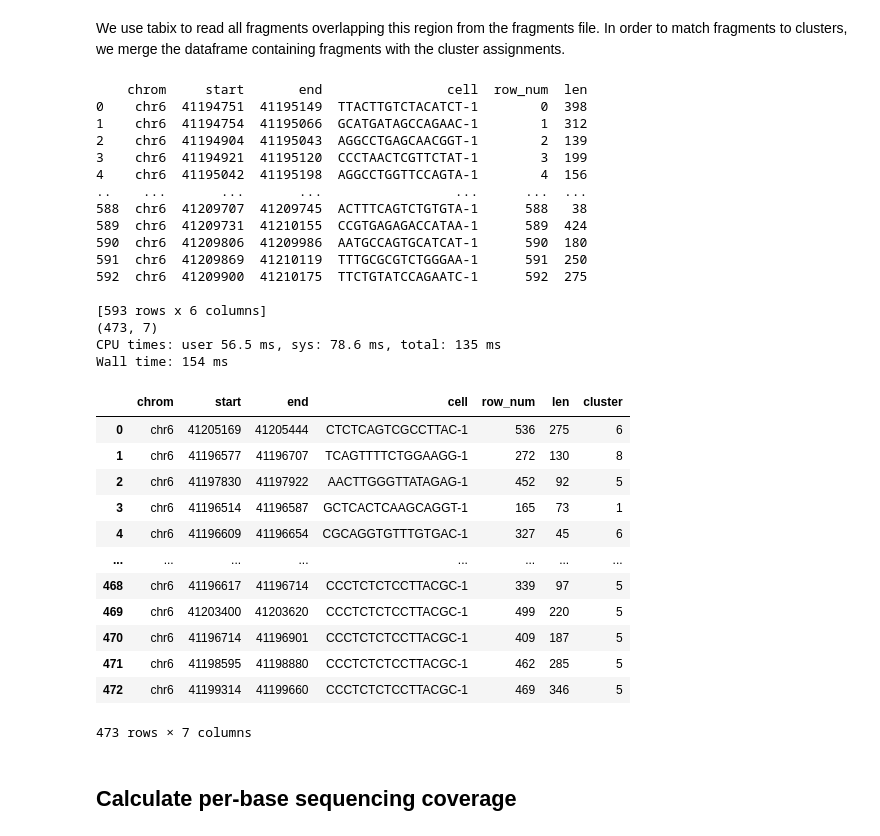
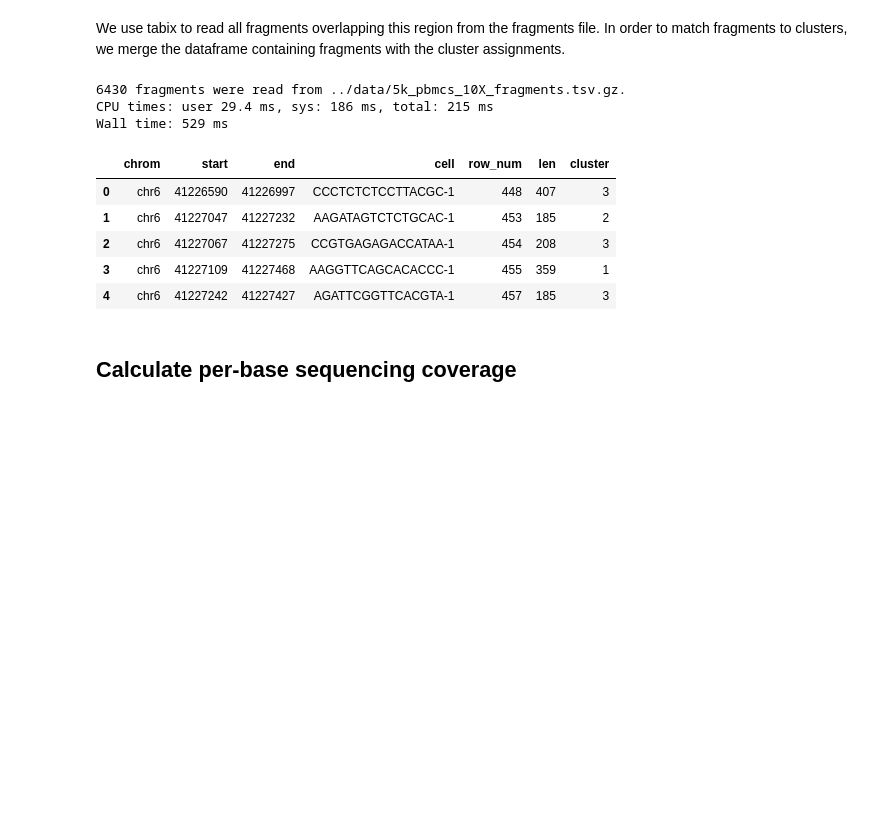
Before and after one commit to NVIDIA-Genomics-Research/rapids-single-cell-examples, a Jupyter notebook: notebooks/5k_pbmc_coverage_gpu.ipynb, the cells around one changed output. Saved outputs shown, nothing was run; the diff lists cells and outputs as text; code cells hidden in the pictures; blank space fills up the shorter version.

```diff
--- a/notebooks/5k_pbmc_coverage_gpu.ipynb
+++ b/notebooks/5k_pbmc_coverage_gpu.ipynb
@@ -201,6 +209,5 @@ For this demonstration, we select a 50-kb region (including the MS4A1 marker gen
 %%time
 chrom = 'chr6'
 start = 41200000
-end = start + 5000
-cluster_ids = np.unique(clusters.cluster)
+end = 41300000
 # %% [output]
@@ -210,44 +217,20 @@ Wall time: 5.78 ms
 We use tabix to read all fragments overlapping this region from the fragments file. In order to match fragments to clusters, we merge the dataframe containing fragments with the cluster assignments.
 # %%
 %%time
-# import importlib
-# importlib.reload(coverage)
-
-reads = coverage.read_fragments(chrom, start, end, FRAGMENTS_FILE, pad=pad)
-reads = reads.merge(cudf.DataFrame(clusters), on=['cell'])
-print(reads.shape)
-reads
+fragments = coverage.read_fragments(chrom, start, end, FRAGMENTS_FILE)
+fragments = fragments.merge(cudf.DataFrame(clusters), on=['cell'])
+print(str(len(fragments)) + ' fragments were read from ' + FRAGMENTS_FILE + '.')
+fragments.head()
 # %% [output]
-    chrom     start       end                cell  row_num  len
-0    chr6  41194751  41195149  TTACTTGTCTACATCT-1        0  398
-1    chr6  41194754  41195066  GCATGATAGCCAGAAC-1        1  312
-2    chr6  41194904  41195043  AGGCCTGAGCAACGGT-1        2  139
-3    chr6  41194921  41195120  CCCTAACTCGTTCTAT-1        3  199
-4    chr6  41195042  41195198  AGGCCTGGTTCCAGTA-1        4  156
-..    ...       ...       ...                 ...      ...  ...
-588  chr6  41209707  41209745  ACTTTCAGTCTGTGTA-1      588   38
-589  chr6  41209731  41210155  CCGTGAGAGACCATAA-1      589  424
-590  chr6  41209806  41209986  AATGCCAGTGCATCAT-1      590  180
-591  chr6  41209869  41210119  TTTGCGCGTCTGGGAA-1      591  250
-592  chr6  41209900  41210175  TTCTGTATCCAGAATC-1      592  275
-
-[593 rows x 6 columns]
-(473, 7)
-CPU times: user 56.5 ms, sys: 78.6 ms, total: 135 ms
-Wall time: 154 ms
+6430 fragments were read from ../data/5k_pbmcs_10X_fragments.tsv.gz.
+CPU times: user 29.4 ms, sys: 186 ms, total: 215 ms
+Wall time: 529 ms
 |  | chrom | start | end | cell | row_num | len | cluster |
-| 0 | chr6 | 41205169 | 41205444 | CTCTCAGTCGCCTTAC-1 | 536 | 275 | 6 |
-| 1 | chr6 | 41196577 | 41196707 | TCAGTTTTCTGGAAGG-1 | 272 | 130 | 8 |
-| 2 | chr6 | 41197830 | 41197922 | AACTTGGGTTATAGAG-1 | 452 | 92 | 5 |
-| 3 | chr6 | 41196514 | 41196587 | GCTCACTCAAGCAGGT-1 | 165 | 73 | 1 |
-| 4 | chr6 | 41196609 | 41196654 | CGCAGGTGTTTGTGAC-1 | 327 | 45 | 6 |
-| ... | ... | ... | ... | ... | ... | ... | ... |
-| 468 | chr6 | 41196617 | 41196714 | CCCTCTCTCCTTACGC-1 | 339 | 97 | 5 |
-| 469 | chr6 | 41203400 | 41203620 | CCCTCTCTCCTTACGC-1 | 499 | 220 | 5 |
-| 470 | chr6 | 41196714 | 41196901 | CCCTCTCTCCTTACGC-1 | 409 | 187 | 5 |
-| 471 | chr6 | 41198595 | 41198880 | CCCTCTCTCCTTACGC-1 | 462 | 285 | 5 |
-| 472 | chr6 | 41199314 | 41199660 | CCCTCTCTCCTTACGC-1 | 469 | 346 | 5 |
+| 0 | chr6 | 41226590 | 41226997 | CCCTCTCTCCTTACGC-1 | 448 | 407 | 3 |
+| 1 | chr6 | 41227047 | 41227232 | AAGATAGTCTCTGCAC-1 | 453 | 185 | 2 |
+| 2 | chr6 | 41227067 | 41227275 | CCGTGAGAGACCATAA-1 | 454 | 208 | 3 |
+| 3 | chr6 | 41227109 | 41227468 | AAGGTTCAGCACACCC-1 | 455 | 359 | 1 |
+| 4 | chr6 | 41227242 | 41227427 | AGATTCGGTTCACGTA-1 | 457 | 185 | 3 |
-473 rows × 7 columns
 # %% [markdown]
 ## Calculate per-base sequencing coverage
 # %% [markdown]
```
Also changed, not shown: parts of 21 cells of this notebook, 1 other file.
